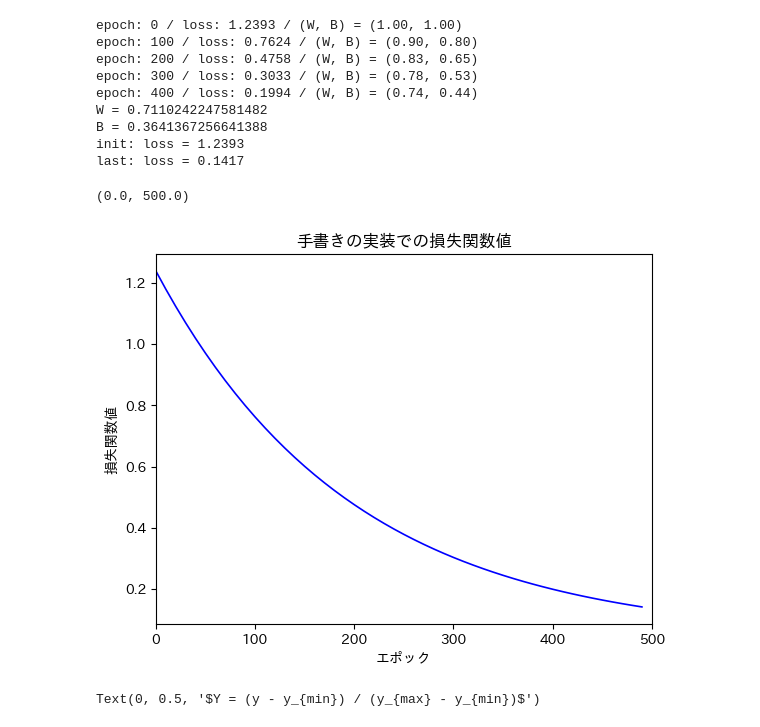
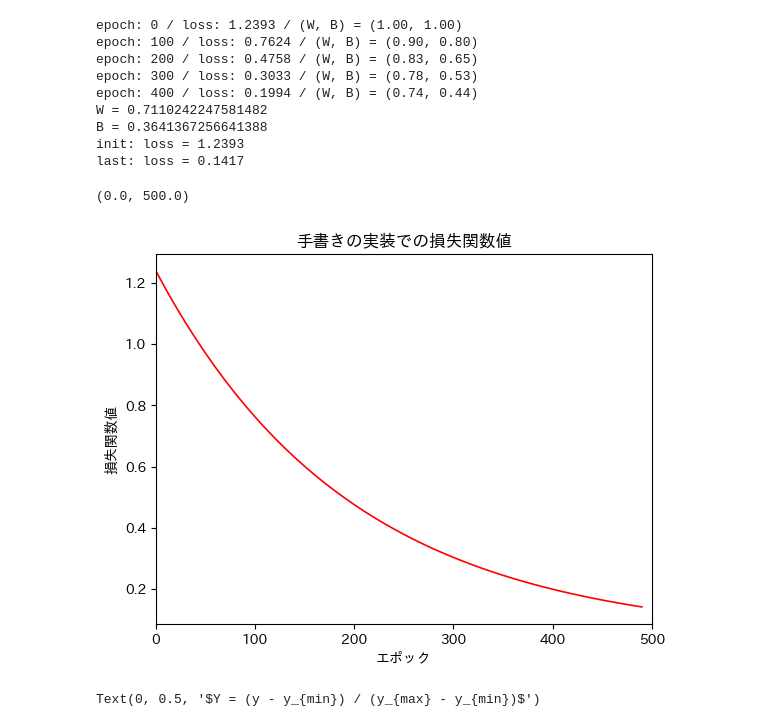
Before and after one commit to Yu5656/machine-learning_101, a Jupyter notebook: torch00.ipynb, the cells around one changed output. Saved outputs shown, nothing was run; the diff lists cells and outputs as text; code cells hidden in the pictures.

```diff
--- a/torch00.ipynb
+++ b/torch00.ipynb
@@ -127,13 +127,13 @@ init: loss = 1.2393
 last: loss = 0.1417
 # %%
 plt.title('手書きの実装での損失関数値')
-plt.plot(history[:, 0], history[:, 1], 'b')
+plt.plot(history[:, 0], history[:, 1], 'r')
 plt.xlabel('エポック')
 plt.ylabel('損失関数値')
 plt.xlim(0, num_epochs)
 # %% [output]
 (0.0, 500.0)
-[figure, old version]
+[figure, new version]
 # %%
 xx = np.arange(X.min() - 0.1, X.max() + 0.1, 0.01)
 yy = W.item() * xx + B.item()
```
Also changed, not shown: 1 other file.
